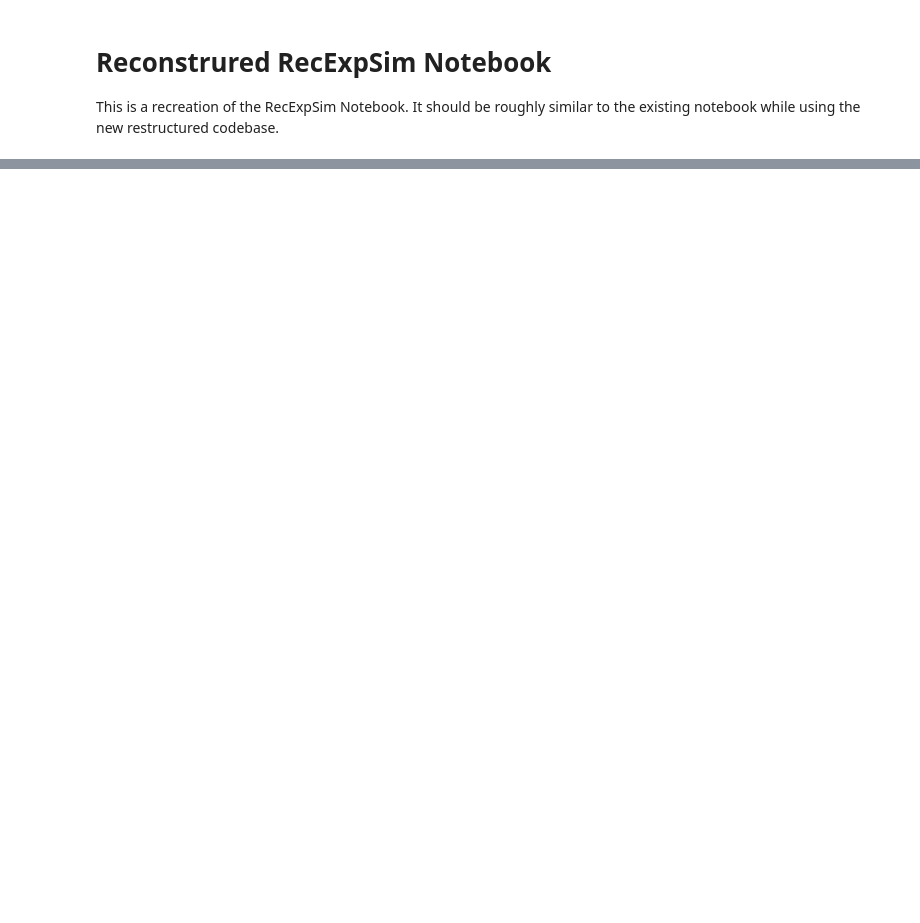
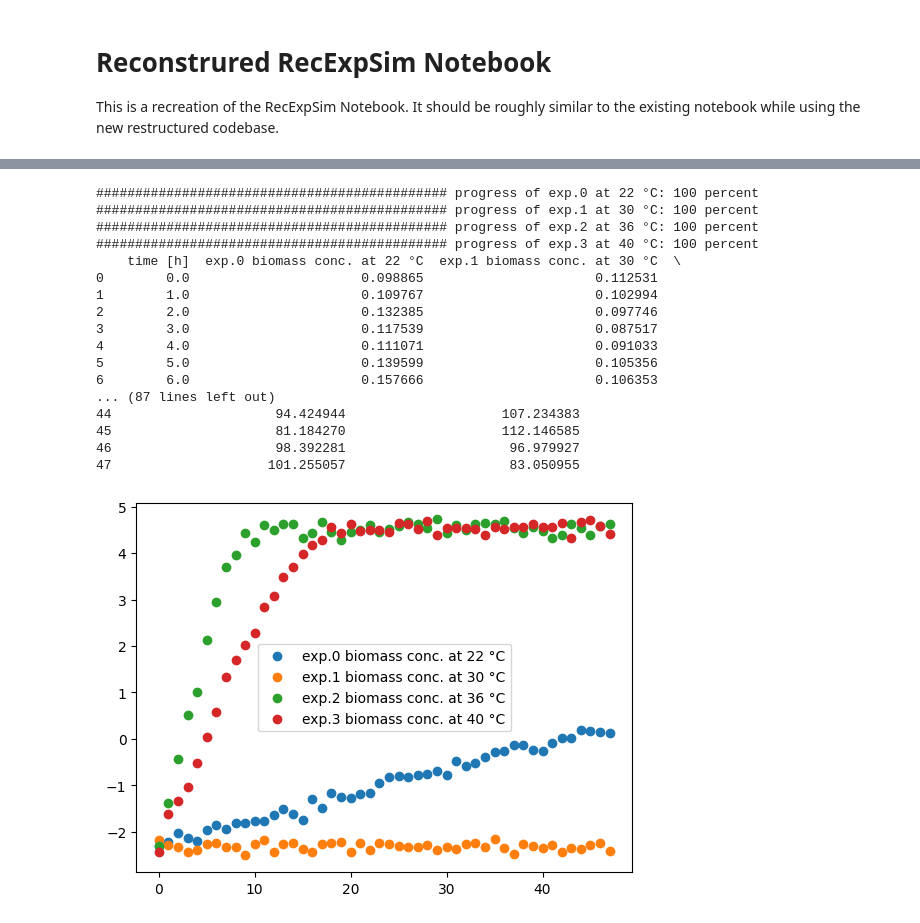
Before and after one commit to uliebal/RecExpSim, a Jupyter notebook: notebooks/RecExpSim_Original/notebook.ipynb, the cells around one changed output, grey strips where cells are left out. Saved outputs shown, nothing was run; the diff lists cells and outputs as text; code cells hidden in the pictures; blank space fills up the shorter version.

```diff
--- a/notebooks/RecExpSim_Original/notebook.ipynb
+++ b/notebooks/RecExpSim_Original/notebook.ipynb
@@ -43,11 +57,30 @@ host.print_status()
 # %%
 # 3.1. Experiment set-up
 temperatures = [22,30,36,40] #[22,24,26,28,30]
-print()
+# print()
 growth_out = exp.simulate_growth("origin", temperatures)
-# growth_out.display_data()
+growth_out.display_data()
 # growth_out.export_plot('output/Growth_Simulation.png')
 growth_out.display_plot()
+# %% [output]
+############################################# progress of exp.0 at 22 °C: 100 percent
+############################################# progress of exp.1 at 30 °C: 100 percent
+############################################# progress of exp.2 at 36 °C: 100 percent
+############################################# progress of exp.3 at 40 °C: 100 percent
+    time [h]  exp.0 biomass conc. at 22 °C  exp.1 biomass conc. at 30 °C  \
+0        0.0                      0.098865                      0.112531
+1        1.0                      0.109767                      0.102994
+2        2.0                      0.132385                      0.097746
+3        3.0                      0.117539                      0.087517
+4        4.0                      0.111071                      0.091033
+5        5.0                      0.139599                      0.105356
+6        6.0                      0.157666                      0.106353
+... (87 lines left out)
+44                     94.424944                    107.234383
+45                     81.184270                    112.146585
+46                     98.392281                     96.979927
+47                    101.255057                     83.050955
+[figure, added]
 # %%
 # 3.2.2.2 Determine maximum biomass and growth rate
 Idx_optT, Linear_optT = 2, 6
```
Also changed, not shown: parts of 9 cells of this notebook, 14 other files.
